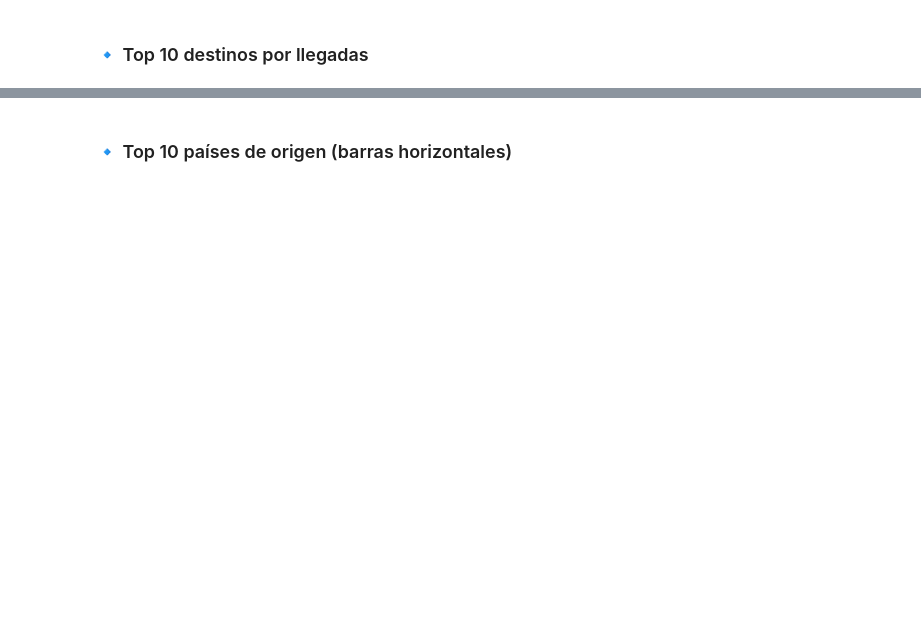
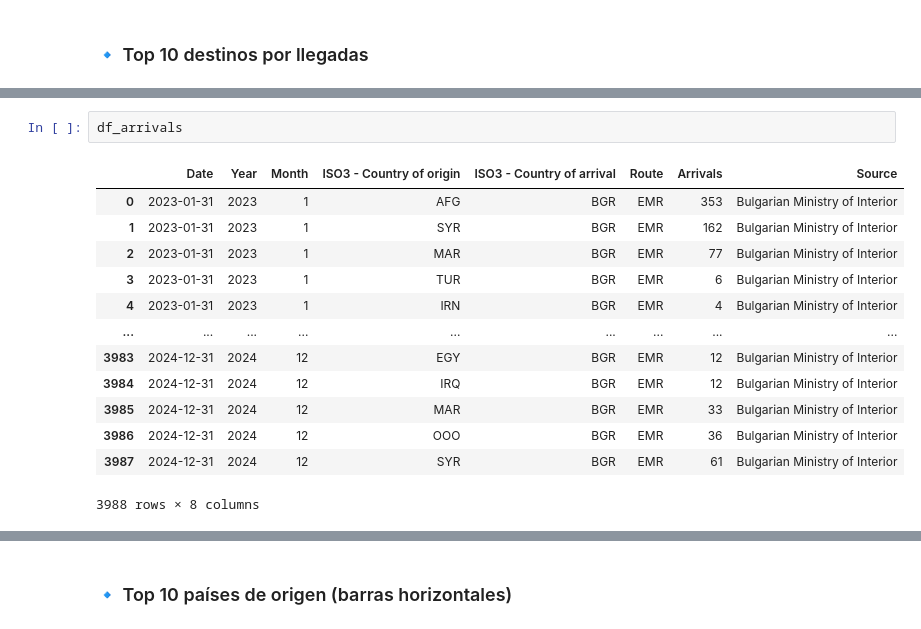
Before and after one commit to amvalseg/data_bootcamp, a Jupyter notebook: EDA/eda_visual_migration.ipynb, the cells around one changed output, grey strips where cells are left out. Saved outputs shown, nothing was run; the diff lists cells and outputs as text; blank space fills up the shorter version.

```diff
--- a/EDA/eda_visual_migration.ipynb
+++ b/EDA/eda_visual_migration.ipynb
@@ -80,0 +265,16 @@ plt.show()
+# %%
+df_arrivals
+# %% [output]
+|  | Date | Year | Month | ISO3 - Country of origin | ISO3 - Country of arrival | Route | Arrivals | Source |
+| 0 | 2023-01-31 | 2023 | 1 | AFG | BGR | EMR | 353 | Bulgarian Ministry of Interior |
+| 1 | 2023-01-31 | 2023 | 1 | SYR | BGR | EMR | 162 | Bulgarian Ministry of Interior |
+| 2 | 2023-01-31 | 2023 | 1 | MAR | BGR | EMR | 77 | Bulgarian Ministry of Interior |
+| 3 | 2023-01-31 | 2023 | 1 | TUR | BGR | EMR | 6 | Bulgarian Ministry of Interior |
+| 4 | 2023-01-31 | 2023 | 1 | IRN | BGR | EMR | 4 | Bulgarian Ministry of Interior |
+| ... | ... | ... | ... | ... | ... | ... | ... | ... |
+| 3983 | 2024-12-31 | 2024 | 12 | EGY | BGR | EMR | 12 | Bulgarian Ministry of Interior |
+| 3984 | 2024-12-31 | 2024 | 12 | IRQ | BGR | EMR | 12 | Bulgarian Ministry of Interior |
+| 3985 | 2024-12-31 | 2024 | 12 | MAR | BGR | EMR | 33 | Bulgarian Ministry of Interior |
+| 3986 | 2024-12-31 | 2024 | 12 | OOO | BGR | EMR | 36 | Bulgarian Ministry of Interior |
+| 3987 | 2024-12-31 | 2024 | 12 | SYR | BGR | EMR | 61 | Bulgarian Ministry of Interior |
+3988 rows × 8 columns
```
Also changed, not shown: parts of 63 cells of this notebook, 4 other files.
